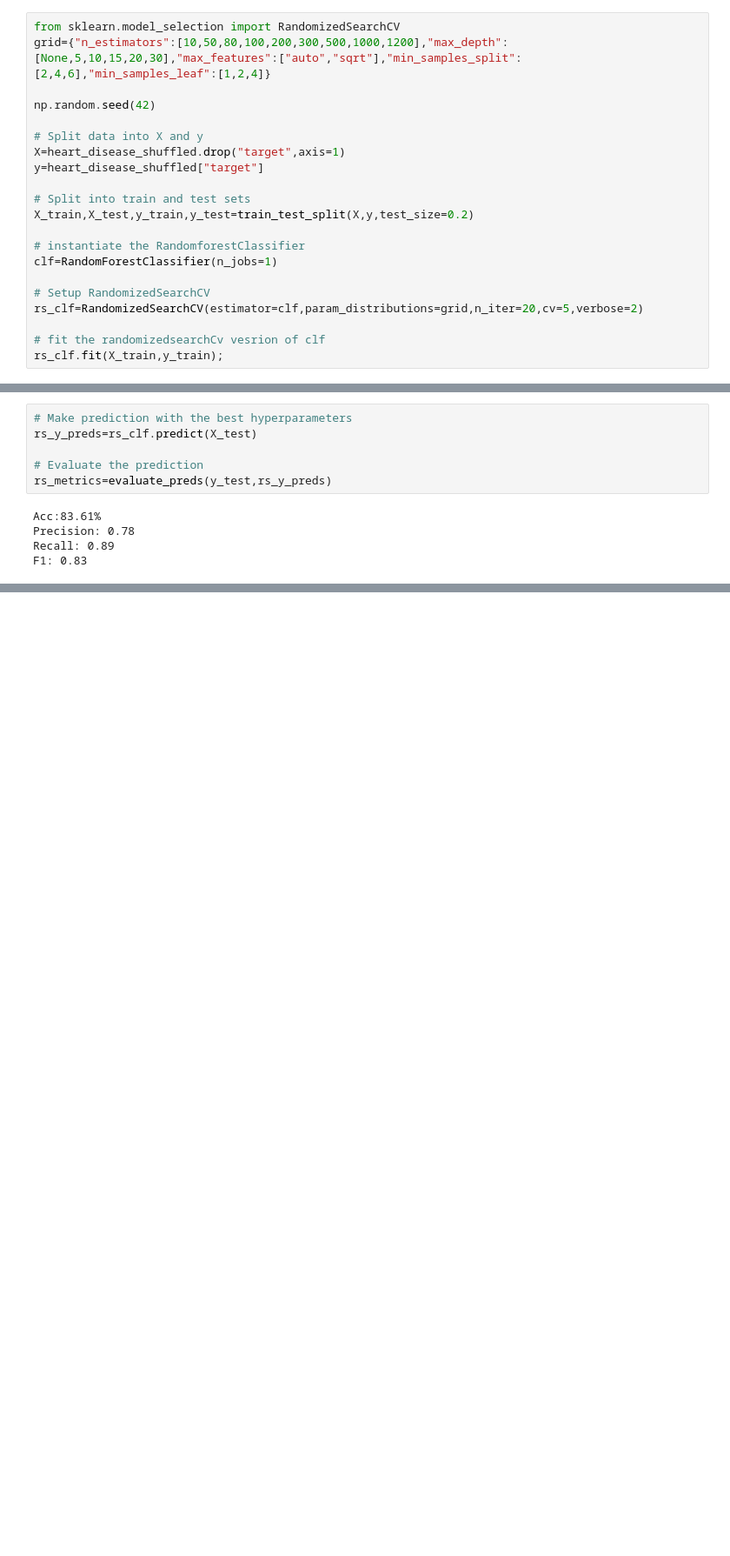
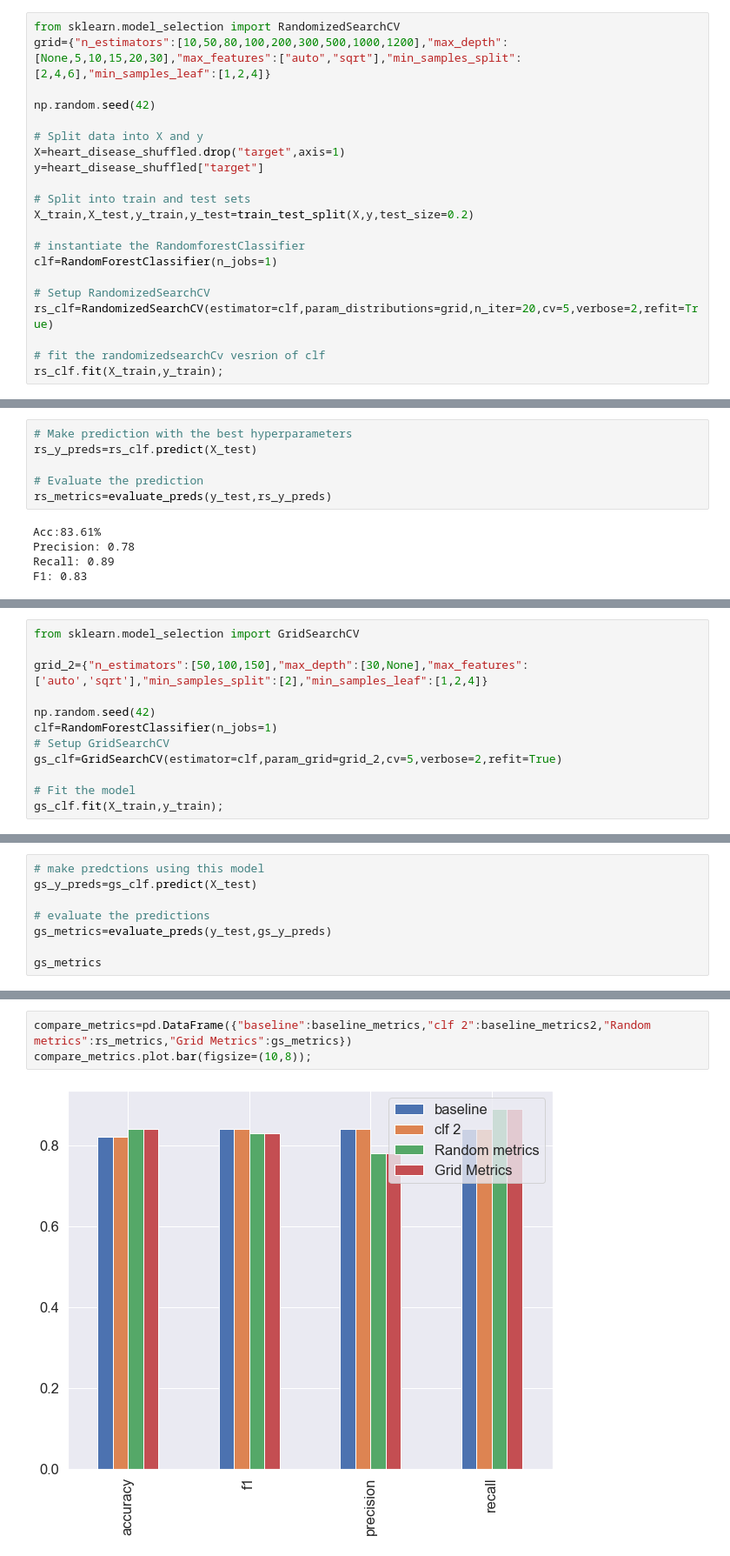
Before and after one commit to aryatomarAI/Machine-learning-and-data-science, a Jupyter notebook: Scikit-Learn/Scikit-Learn-Workflow-in-Brief.ipynb, the cells around one changed output, grey strips where cells are left out. Shown: that part at 87% size. Drawn from its saved outputs; the diff is of its cells as text; blank space fills up the shorter version.

Commit message:
Hyperparameters tuning with GridSearchCV and compare all model's metrics

```diff
--- a/Scikit-Learn/Scikit-Learn-Workflow-in-Brief.ipynb
+++ b/Scikit-Learn/Scikit-Learn-Workflow-in-Brief.ipynb
@@ -1468,7 +1468,7 @@ X_train,X_test,y_train,y_test=train_test_split(X,y,test_size=0.2)
 clf=RandomForestClassifier(n_jobs=1)
 
 # Setup RandomizedSearchCV
-rs_clf=RandomizedSearchCV(estimator=clf,param_distributions=grid,n_iter=20,cv=5,verbose=2)
+rs_clf=RandomizedSearchCV(estimator=clf,param_distributions=grid,n_iter=20,cv=5,verbose=2,refit=True)
 
 # fit the randomizedsearchCv vesrion of clf
 rs_clf.fit(X_train,y_train);
@@ -1529,0 +1532,12 @@ F1: 0.83
+# %%
+from sklearn.model_selection import GridSearchCV
+
+grid_2={"n_estimators":[50,100,150],"max_depth":[30,None],"max_features":['auto','sqrt'],"min_samples_split":[2],"min_samples_leaf":[1,2,4]}
+
+np.random.seed(42)
+clf=RandomForestClassifier(n_jobs=1)
+# Setup GridSearchCV
+gs_clf=GridSearchCV(estimator=clf,param_grid=grid_2,cv=5,verbose=2,refit=True)
+
+# Fit the model
+gs_clf.fit(X_train,y_train);
@@ -1529,0 +1581,8 @@ F1: 0.83
+# %%
+# make predctions using this model
+gs_y_preds=gs_clf.predict(X_test)
+
+# evaluate the predictions
+gs_metrics=evaluate_preds(y_test,gs_y_preds)
+
+gs_metrics
@@ -1529,0 +1597,5 @@ F1: 0.83
+# %%
+compare_metrics=pd.DataFrame({"baseline":baseline_metrics,"clf 2":baseline_metrics2,"Random metrics":rs_metrics,"Grid Metrics":gs_metrics})
+compare_metrics.plot.bar(figsize=(10,8));
+# %% [output]
+[figure, added]
```
Also changed, not shown: parts of 6 cells of this notebook.
